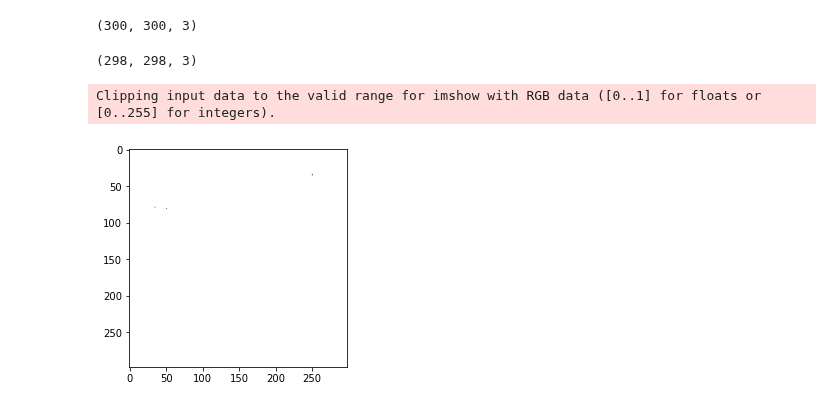
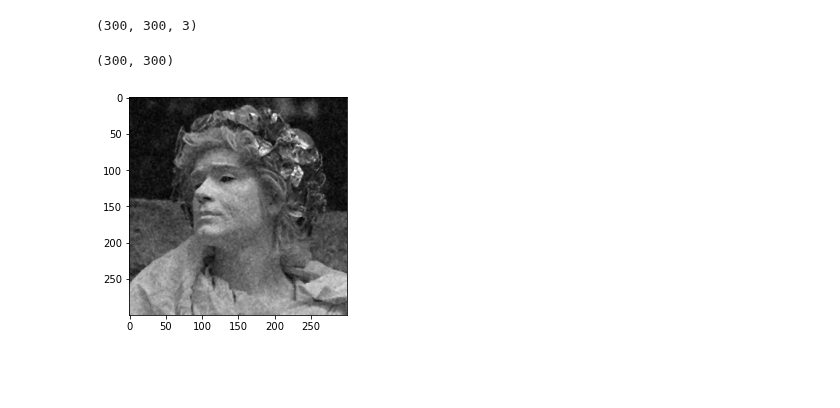
Before and after one commit to Erik1306/Pixeria_homework, a Jupyter notebook: median_filter.ipynb, the cells around one changed output. Cells and saved outputs as stored; diff of their text form; code cells hidden in the pictures; blank space fills up the shorter version.

```diff
--- a/median_filter.ipynb
+++ b/median_filter.ipynb
@@ -5,25 +5,26 @@ import cv2 as cv
 # %%
 def median_filter(img):
     image = cv.cvtColor(img, cv.COLOR_BGR2RGB)
-
+    image = cv.cvtColor(img, cv.COLOR_RGB2GRAY)
+    padding_image = np.zeros([image.shape[0] + 2,image.shape[1] + 2])
+    padding_image[1:-1,1:-1] = image
     med_arr = np.array([])
-    for j in range(image.shape[0]):
-        if ((j+3) > image.shape[0]):
+    for j in range(padding_image.shape[0]):
+        if ((j+3) > padding_image.shape[0]):
             break
         else:
 
-            for k in range(image.shape[1]):
-                if ((k+3) > image.shape[1]):
+            for k in range(padding_image.shape[1]):
+                if ((k+3) > padding_image.shape[1]):
                     break
                 else:
 
-                    for i in range (image.shape[2]):
 
-                        med = np.median(image[j:j+3,k:k+3,i])
+                    med = np.median(image[j:j+3,k:k+3])
 
-                        med_arr = np.append(med_arr, med)
+                    med_arr = np.append(med_arr, med)
 
-    new_img = med_arr.reshape(image.shape[0]-2,image.shape[1]-2,3)
+    new_img = med_arr.reshape(padding_image.shape[0]-2,padding_image.shape[1]-2)
 
 
     return (new_img)
@@ -38,12 +39,11 @@ median_img = median_filter(img)
 # %%
 median_img.shape
 # %% [output]
-(298, 298, 3)
+(300, 300)
 # %%
-plt.imshow(median_img)
+plt.imshow(median_img, cmap = 'gray')
 plt.show()
 # %% [output]
-Clipping input data to the valid range for imshow with RGB data ([0..1] for floats or [0..255] for integers).
-[figure, old version]
+[figure, new version]
 # %%
 median_img= cv.imwrite('median.jpg', median_img)
```
Also changed, not shown: 5 other files.
